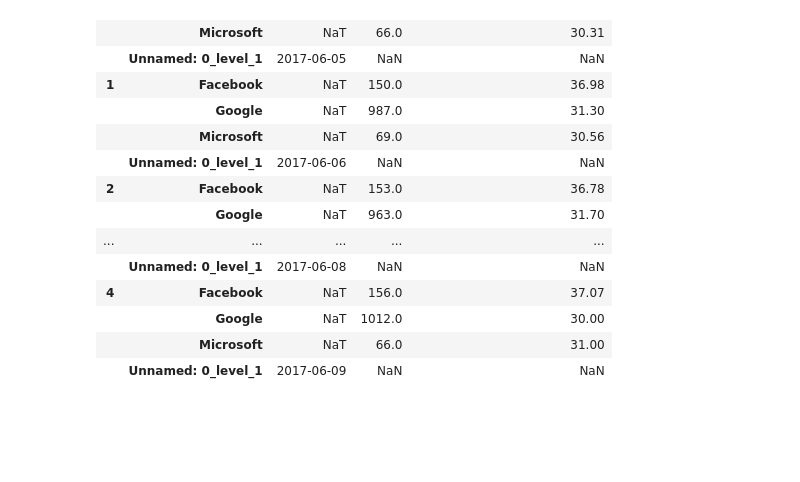
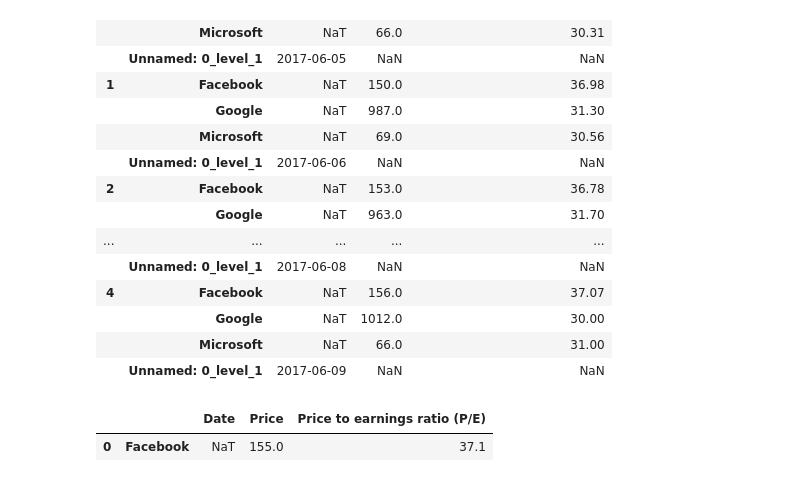
Before and after one commit to Tashyab/python-workshop, a Jupyter notebook: Pandas/LearnPandas/dataframe modification/stocks_stack.ipynb, the cells around one changed output. Cells and saved outputs as stored; diff of their text form; code cells hidden in the pictures; blank space fills up the shorter version.

```diff
--- a/Pandas/LearnPandas/dataframe modification/stocks_stack.ipynb
+++ b/Pandas/LearnPandas/dataframe modification/stocks_stack.ipynb
@@ -31,3 +42,9 @@ ndf
 |  | Google | NaT | 1012.0 | 30.00 |
 |  | Microsoft | NaT | 66.0 | 31.00 |
 |  | Unnamed: 0_level_1 | 2017-06-09 | NaN | NaN |
+# %%
+ndf.columns
+ndf.iloc[:1, :]
+# %% [output]
+|  |  | Date | Price | Price to earnings ratio (P/E) |
+| 0 | Facebook | NaT | 155.0 | 37.1 |
```
Also changed, not shown: parts of 2 cells of this notebook, 21 other files.
